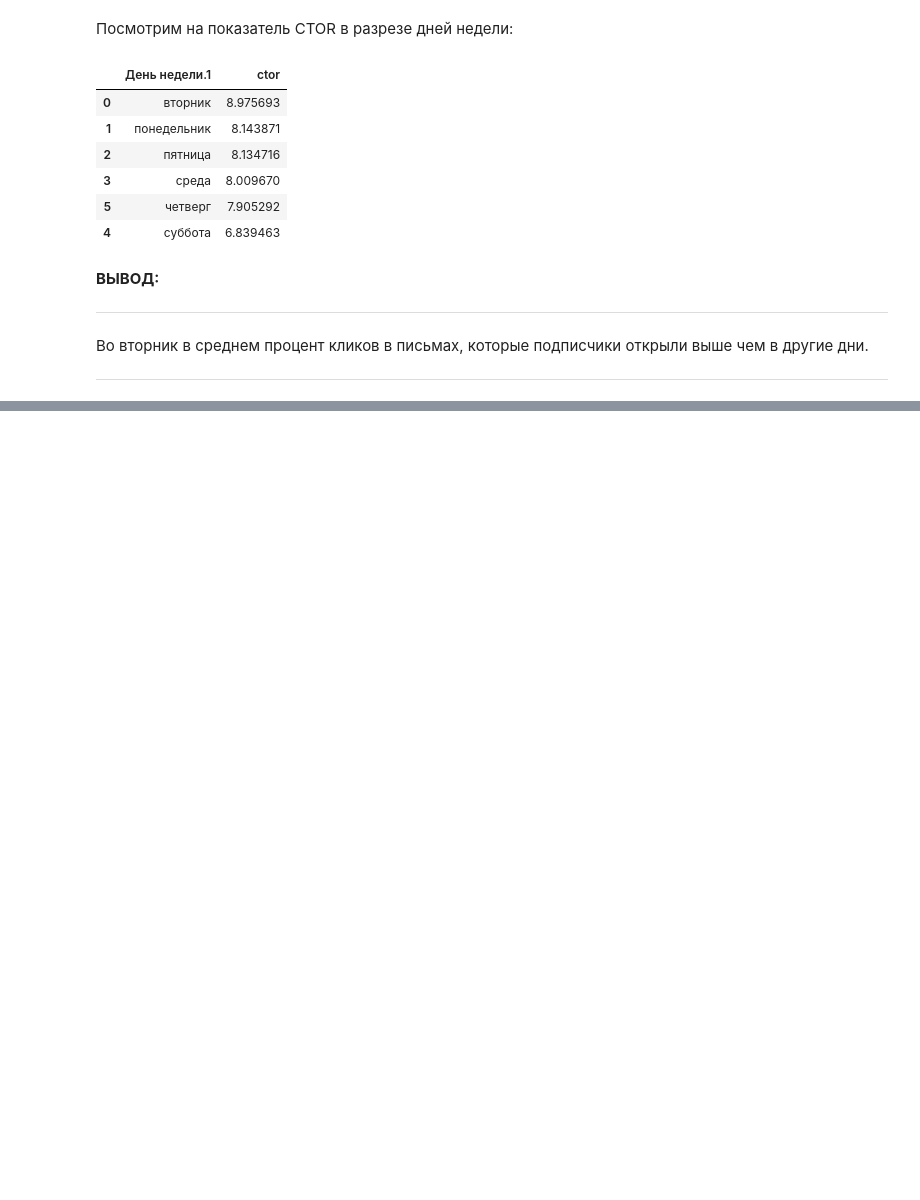
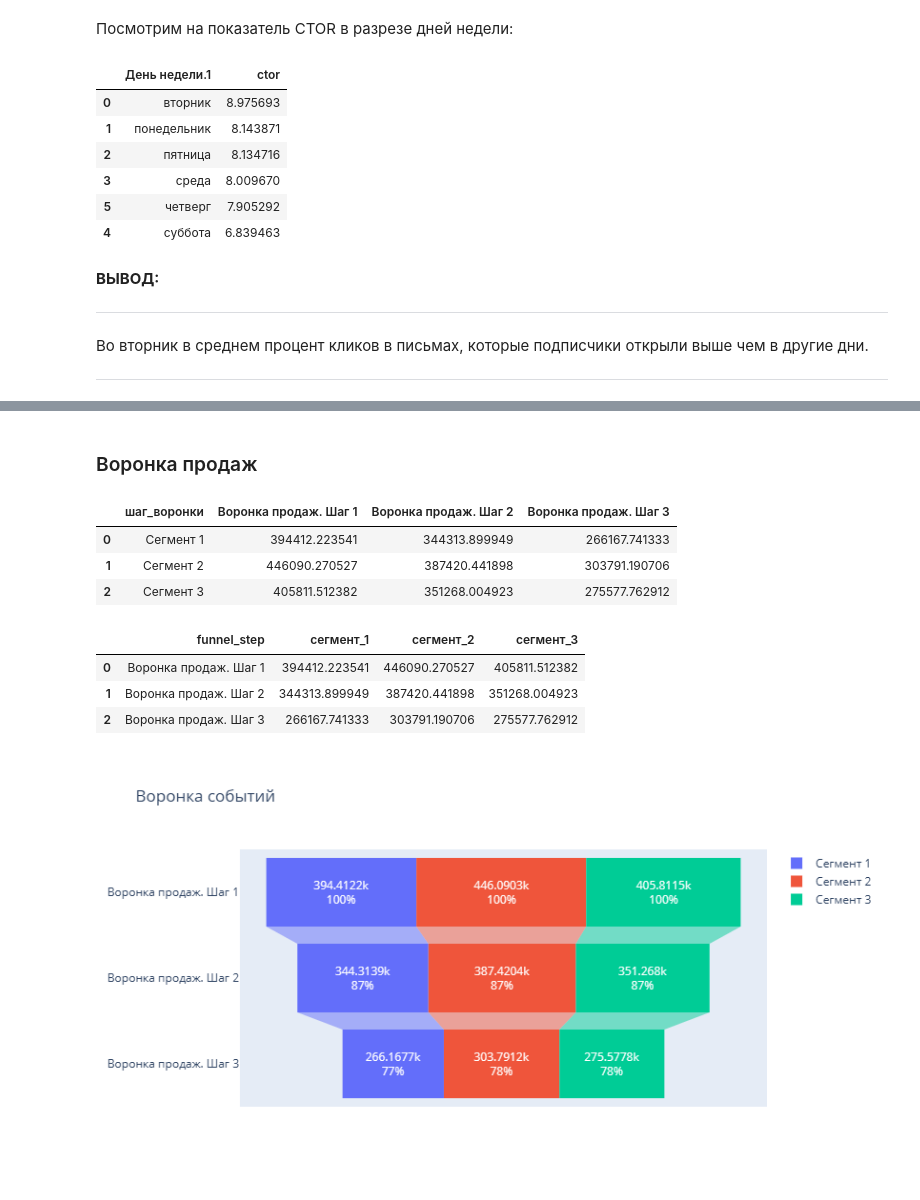
Before and after one commit to A-Goncharov93/mailfit, a Jupyter notebook: mailfit_test.ipynb, the cells around one changed output, grey strips where cells are left out. Cells and saved outputs as stored; diff of their text form; code cells hidden in the pictures; blank space fills up the shorter version.

```diff
--- a/mailfit_test.ipynb
+++ b/mailfit_test.ipynb
@@ -201,0 +253,72 @@ df[df['ctor'] == df['ctor'].max()][['Тема письма', 'delivery_rate', 'o
+# %% [markdown]
+### Воронка продаж
+# %%
+funnel = (
+    df
+    .pivot_table(index='Сегмент',
+                 values=['Воронка продаж. Шаг 1', 'Воронка продаж. Шаг 2', 'Воронка продаж. Шаг 3'],
+                 aggfunc='sum')
+    .reset_index()
+)
+
+funnel = funnel.rename(columns={'Сегмент': 'шаг_воронки'})
+
+funnel
+# %% [output]
+|  | шаг_воронки | Воронка продаж. Шаг 1 | Воронка продаж. Шаг 2 | Воронка продаж. Шаг 3 |
+| 0 | Сегмент 1 | 394412.223541 | 344313.899949 | 266167.741333 |
+| 1 | Сегмент 2 | 446090.270527 | 387420.441898 | 303791.190706 |
+| 2 | Сегмент 3 | 405811.512382 | 351268.004923 | 275577.762912 |
+# %%
+funnel_t = funnel.set_index('шаг_воронки').T
+
+funnel_t = funnel_t.rename(columns={'Сегмент 1': 'сегмент_1', 'Сегмент 2': 'сегмент_2', 'Сегмент 3': 'сегмент_3'})
+
+funnel_t = funnel_t.reset_index()
+funnel_t.columns.name = None
+
+funnel_t = funnel_t.rename(columns={'index': 'funnel_step'})
+
+funnel_t
+# %% [output]
+|  | funnel_step | сегмент_1 | сегмент_2 | сегмент_3 |
+| 0 | Воронка продаж. Шаг 1 | 394412.223541 | 446090.270527 | 405811.512382 |
+| 1 | Воронка продаж. Шаг 2 | 344313.899949 | 387420.441898 | 351268.004923 |
+| 2 | Воронка продаж. Шаг 3 | 266167.741333 | 303791.190706 | 275577.762912 |
+# %%
+fig = go.Figure()
+
+fig.add_trace(go.Funnel(
+    name = 'Сегмент 1',
+    y=funnel_t['funnel_step'],
+    x=funnel_t['сегмент_1'],
+    textinfo = "value+percent previous"))
+
+fig.add_trace(go.Funnel(
+    name = 'Сегмент 2',
+    orientation = "h",
+    y=funnel_t['funnel_step'],
+    x = funnel_t['сегмент_2'],
+    textposition = "inside",
+    textinfo = "value+percent previous"))
+
+fig.add_trace(go.Funnel(
+    name = 'Сегмент 3',
+    orientation = "h",
+    y=funnel_t['funnel_step'],
+    x = funnel_t['сегмент_3'],
+    textposition = "inside",
+    textinfo = "value+percent previous"))
+
+fig.update_layout(title='Воронка событий',
+                  width=850,
+                  height=450,
+                  hoverlabel=dict(font_color="white"))
+
+fig.update_traces(textfont_color='white',
+                  hovertemplate="Стадия: %{y} <br>Доля от всех: %{percentTotal}\
+                  <br>Доля с прошлой стадии: %{percentPrevious}<extra></extra>")
+
+fig.show()
+# %% [output]
+[figure, added]
```
Also changed, not shown: parts of 11 cells of this notebook.
